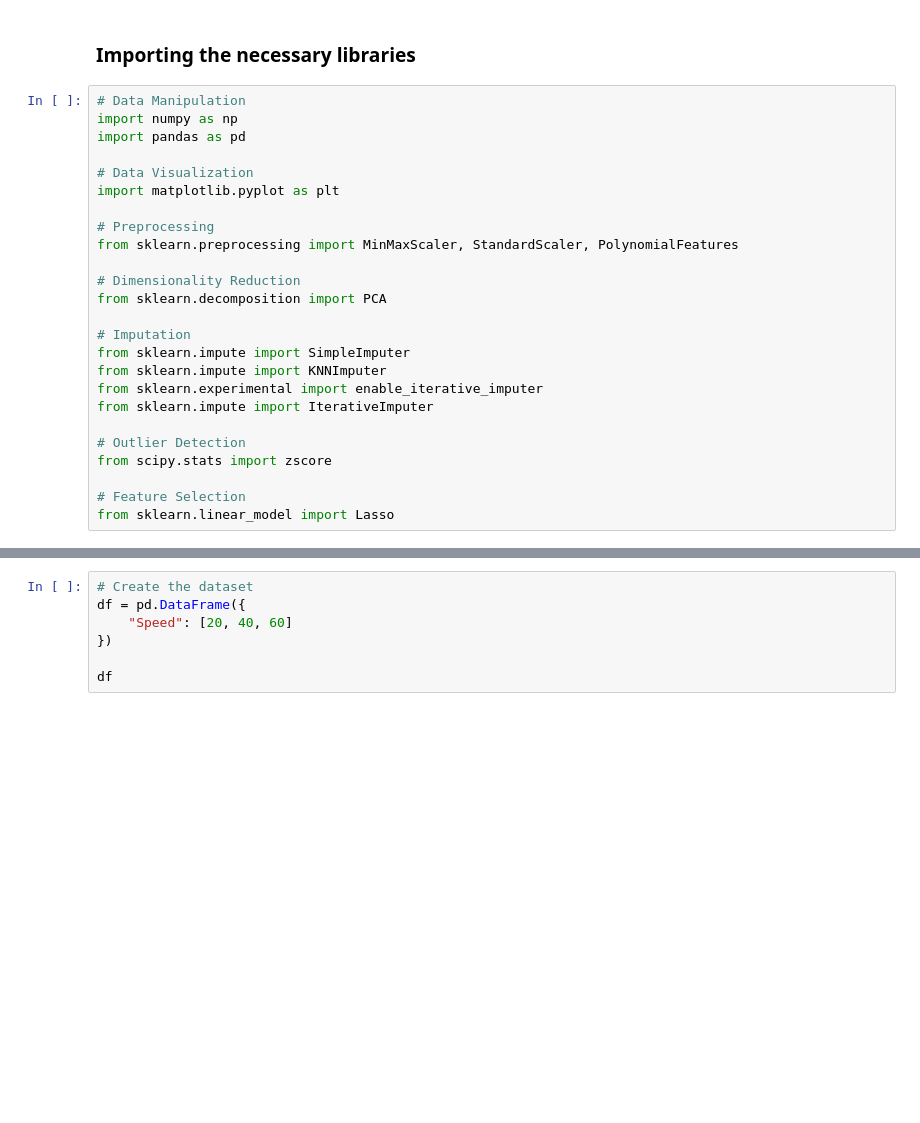
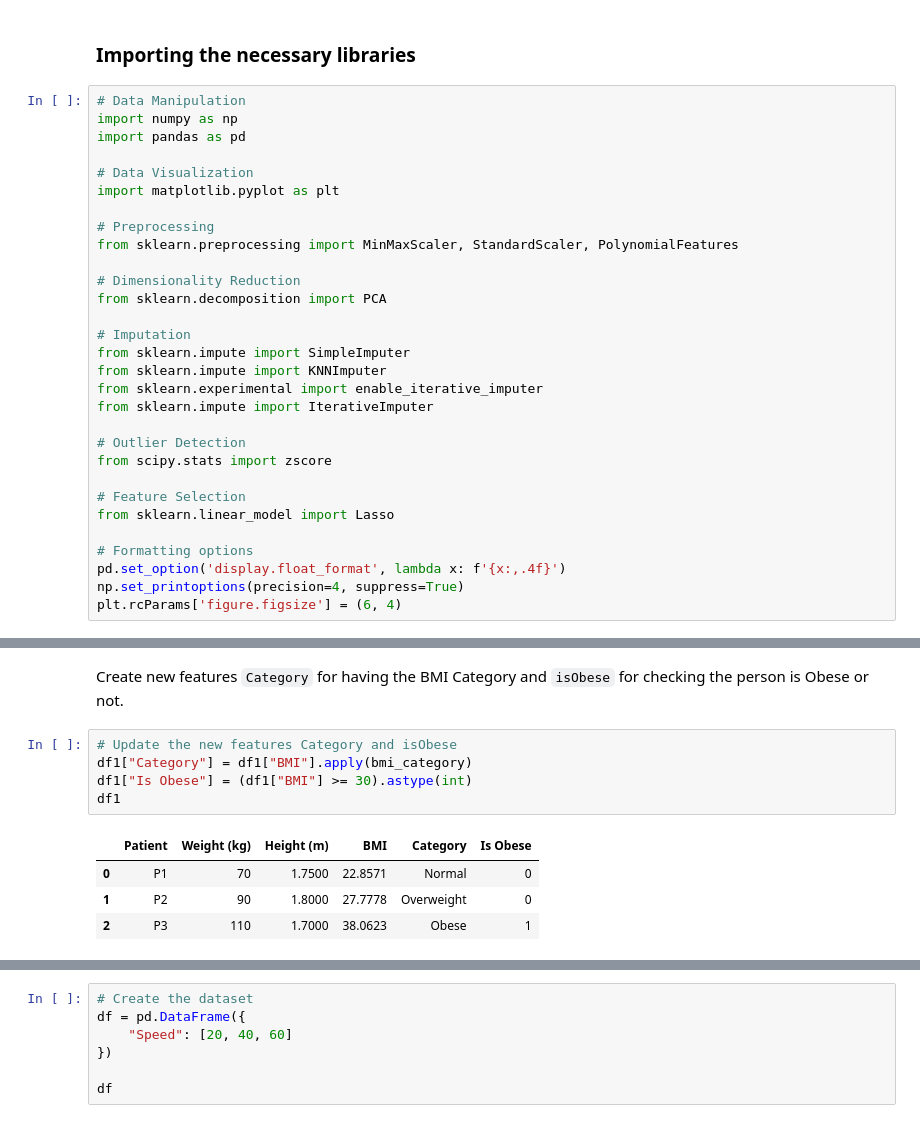
Before and after one commit to MonishDY/AI-Track, a Jupyter notebook: Module 2 - Feature Engineering/Assignment 1/Machine_Learning_Case_Studies_01.ipynb, the cells around one changed output, grey strips where cells are left out. Drawn from its saved outputs; the diff is of its cells as text; blank space fills up the shorter version.

```diff
--- a/Module 2 - Feature Engineering/Assignment 1/Machine_Learning_Case_Studies_01.ipynb
+++ b/Module 2 - Feature Engineering/Assignment 1/Machine_Learning_Case_Studies_01.ipynb
@@ -54,4 +54,9 @@ from scipy.stats import zscore
 
 # Feature Selection
 from sklearn.linear_model import Lasso
+
+# Formatting options
+pd.set_option('display.float_format', lambda x: f'{x:,.4f}')
+np.set_printoptions(precision=4, suppress=True)
+plt.rcParams['figure.figsize'] = (6, 4)
 # %% [markdown]
@@ -131,0 +167,12 @@ df
+# %% [markdown]
+Create new features `Category` for having the BMI Category and `isObese` for checking the person is Obese or not.
+# %%
+# Update the new features Category and isObese
+df1["Category"] = df1["BMI"].apply(bmi_category)
+df1["Is Obese"] = (df1["BMI"] >= 30).astype(int)
+df1
+# %% [output]
+|  | Patient | Weight (kg) | Height (m) | BMI | Category | Is Obese |
+| 0 | P1 | 70 | 1.7500 | 22.8571 | Normal | 0 |
+| 1 | P2 | 90 | 1.8000 | 27.7778 | Overweight | 0 |
+| 2 | P3 | 110 | 1.7000 | 38.0623 | Obese | 1 |
```
Also changed, not shown: parts of 18 cells of this notebook.
